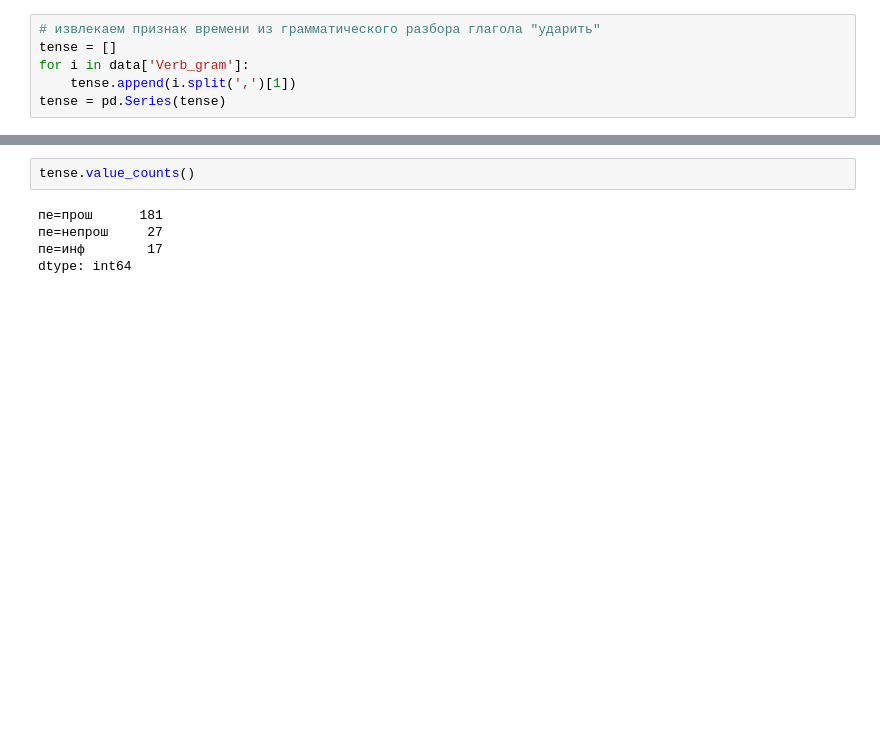
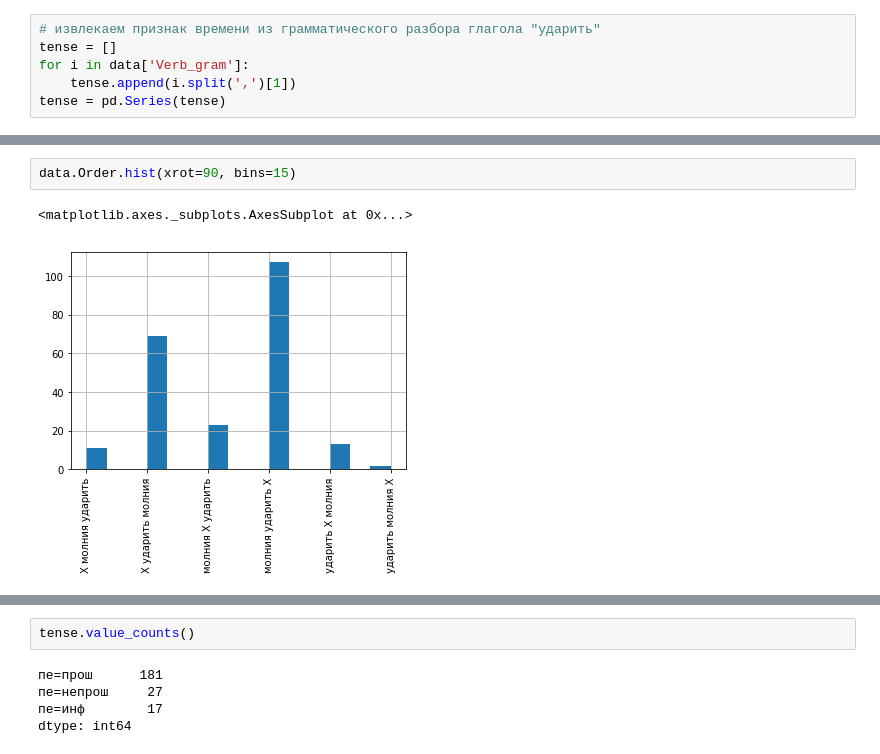
Before and after one commit to eszakharova/cxg_project, a Jupyter notebook: lightning_decision_tree.ipynb, the cells around one changed output, grey strips where cells are left out. Cells and saved outputs as stored; diff of their text form; blank space fills up the shorter version.

```diff
--- a/lightning_decision_tree.ipynb
+++ b/lightning_decision_tree.ipynb
@@ -29,0 +42,5 @@ tense = pd.Series(tense)
+# %%
+data.Order.hist(xrot=90, bins=15)
+# %% [output]
+<matplotlib.axes._subplots.AxesSubplot at 0x...>
+[figure, added]
```
Also changed, not shown: parts of 5 cells of this notebook, 3 other files.
